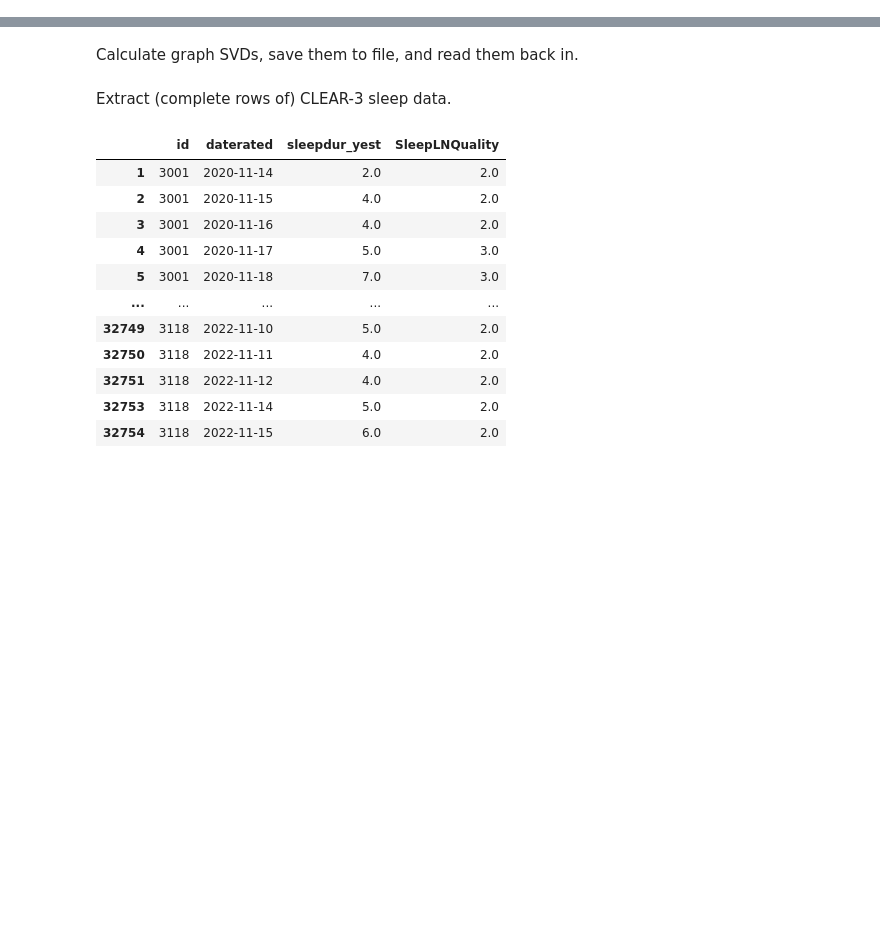
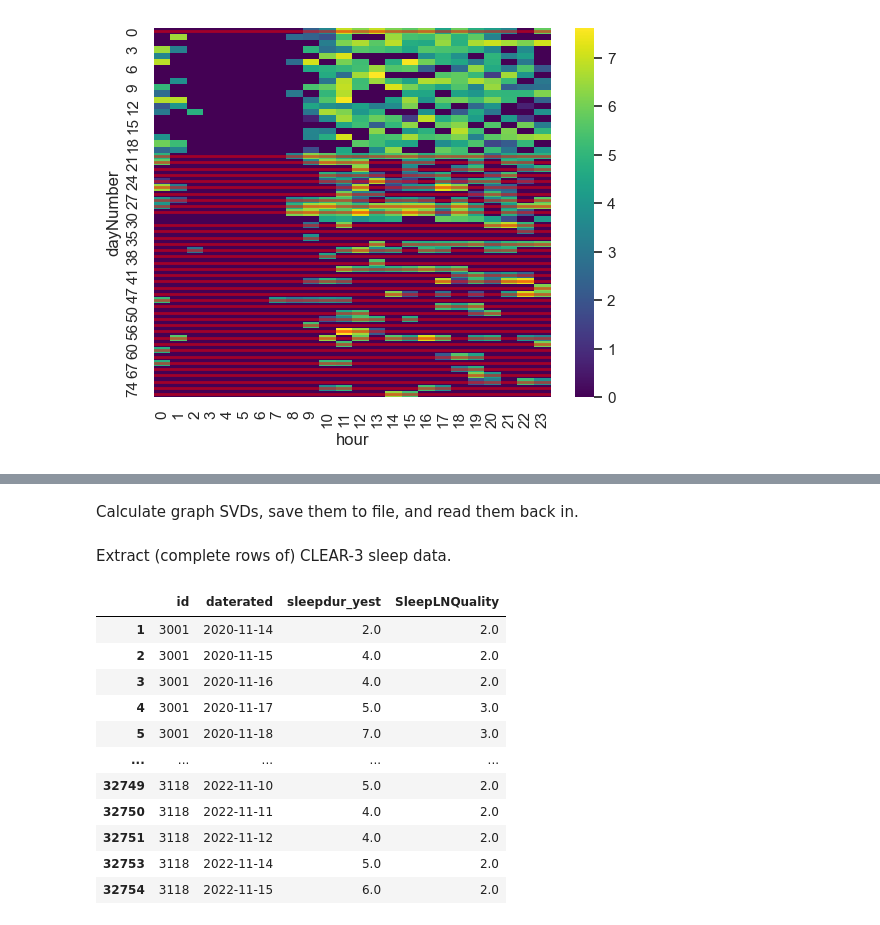
Before and after one commit to Valkje/graph-svd, a Jupyter notebook: clear3_sleep.ipynb, the cells around one changed output, grey strips where cells are left out. Drawn from its saved outputs; the diff is of its cells as text; code cells hidden in the pictures; blank space fills up the shorter version.

```diff
--- a/clear3_sleep.ipynb
+++ b/clear3_sleep.ipynb
@@ -18,0 +260,9 @@ sns.set_theme(style="darkgrid")
+# %%
+excluded2 = gsvd._get_days_to_remove(n_presses_df)
+
+sns.heatmap(np.log1p(n_presses_df), cmap='viridis')
+
+for exc in excluded2:
+    sns.lineplot(x=np.arange(0, 25), y=[exc+0.5]*25, color='red', alpha=0.5, linewidth=2)
+# %% [output]
+[figure, added]
```
Also changed, not shown: parts of 61 cells of this notebook, 5 other files.
